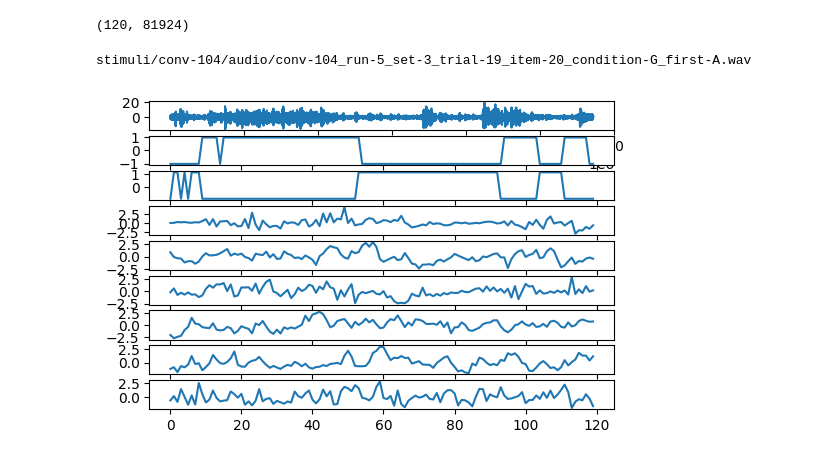
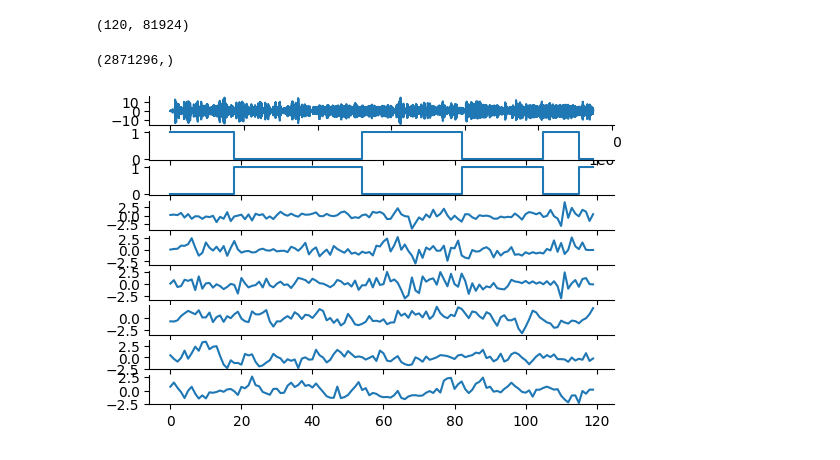
Before and after one commit to YeajuDianaKim394/EncodingModels, a Jupyter notebook: code/visualization.ipynb, the cells around one changed output. Drawn from its saved outputs; the diff is of its cells as text; code cells hidden in the pictures.

```diff
--- a/code/visualization.ipynb
+++ b/code/visualization.ipynb
@@ -17,7 +21,7 @@ from util.path import Path
 from util import subject
 from constants import RUNS, NRUNS, TR, CONFOUNDS
 # %%
-sub = 4
+sub = 5
 run = None
 trial = None
 item = None
@@ -125,5 +124,5 @@ X.shape
 # %%
-id_vars = X[slices[run-1], :2][:120]
+id_vars = X[slices[run-1], [1, 2]][:120]
 id_vars.shape
 # %% [output]
 (120, 2)
@@ -132,14 +131,14 @@ id_vars.shape
 # df2 = dfemb[(dfemb.run == run) & (dfemb.trial == eventpath['trial'])]
 # df2['word,speaker,sentence,start'.split(',')]
 # %%
-data = subject.get_bold(sub)
+data = subject.get_bold(sub, use_cache=True)
 run_data = data[slices[run-1]]
 trial_data = run_data[:120] # get first trial always (can fix later)
 trial_data.shape
 # %% [output]
 (120, 81924)
 # %%
-dataB = subject.get_bold(subject.get_partner(sub))
+dataB = subject.get_bold(subject.get_partner(sub), use_cache=True)
 run_dataB = dataB[slices[run-1]]
 trial_dataB = run_dataB[:120] # get first trial always (can fix later)
 trial_dataB.shape
@@ -155,19 +150,21 @@ audiopath.update(datatype='audio', suffix=None, ext='.wav')
 fs, audio_data = wavfile.read(audiopath)
 audio_data.shape
 # %% [output]
-stimuli/conv-104/audio/conv-104_run-5_set-3_trial-19_item-20_condition-G_first-A.wav
+(2871296,)
 # %%
 fig, axes = plt.subplots(9, 1, figsize=(6, 4))
 axes[0].plot(zscore(audio_data))
-axes[1+0].plot(zscore(id_vars[:, 0]))
-axes[1+1].plot(zscore(id_vars[:, 1]))
+axes[1+0].step(np.arange(120), id_vars[:, 0])
+axes[1+1].step(np.arange(120), id_vars[:, 1])
 axes[1+2].plot(zscore(trial_data[:, 1]))
 axes[1+3].plot(zscore(trial_data[:, 0]))
 axes[1+4].plot(zscore(trial_data[:, 3]))
 axes[1+5].plot(zscore(trial_dataB[:, 1]))
 axes[1+6].plot(zscore(trial_dataB[:, 0]))
 axes[1+7].plot(zscore(trial_dataB[:, 300]))
-fig.savefig('figures/fig1-artifacts.svg')
+for ax in axes:
+    sns.despine(ax=ax)
+# fig.savefig('figures/fig1-artifacts.svg')
 fig.show()
 # %% [output]
-[figure, old version]
+[figure, new version]
```
Also changed, not shown: parts of 19 cells of this notebook, 12 other files.
